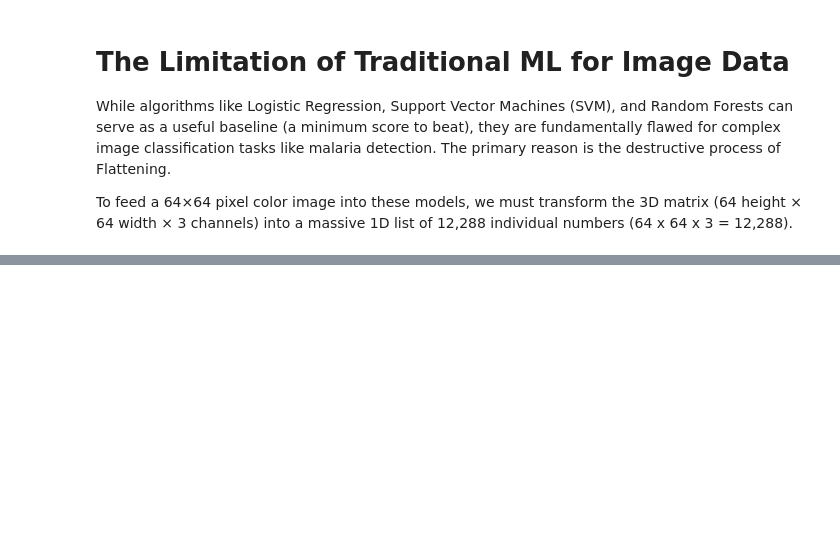
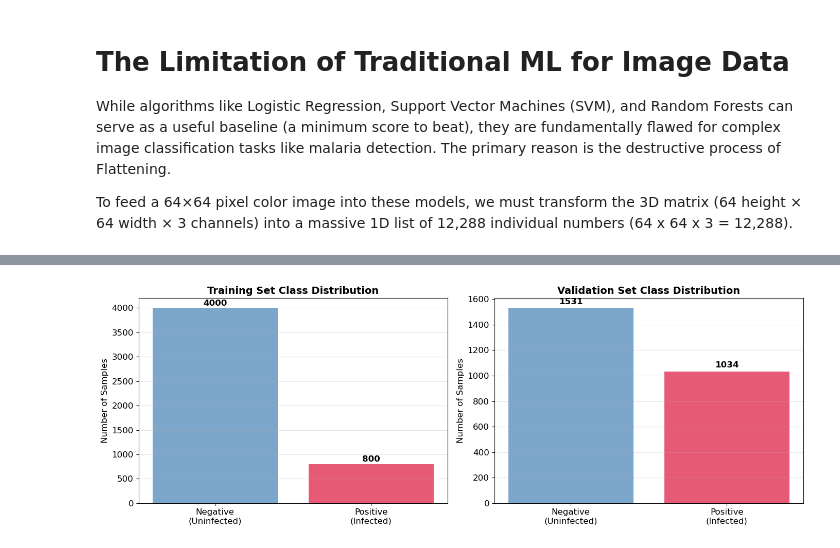
Before and after one commit to prajun7/ml-journey, a Jupyter notebook: MalariaDetection/MalariaDetection.ipynb, the cells around one changed output, grey strips where cells are left out. Cells and saved outputs as stored; diff of their text form; code cells hidden in the pictures; blank space fills up the shorter version.

```diff
--- a/MalariaDetection/MalariaDetection.ipynb
+++ b/MalariaDetection/MalariaDetection.ipynb
@@ -630,0 +843,82 @@ To feed a 64×64 pixel color image into these models, we must transform the 3D m
+# %%
+# Display data shapes
+print("DATA SHAPES")
+print("=" * 60)
+print(f"Training images (X_train): {X_train.shape}")
+print(f"  - Format: (n_samples, height, width, channels)")
+print(f"  - Samples: {X_train.shape[0]}")
+print(f"  - Image size: {X_train.shape[1]}x{X_train.shape[2]} pixels")
+print(f"  - Channels: {X_train.shape[3]} (RGB)")
+
+print(f"\nTraining labels (y_train): {y_train.shape}")
+print(f"  - Format: (n_samples,)")
+
+print(f"\nValidation images (X_val): {X_val.shape}")
+print(f"Validation labels (y_val): {y_val.shape}")
+
+# Calculate memory usage
+train_size_mb = X_train.nbytes / (1024 * 1024)
+val_size_mb = X_val.nbytes / (1024 * 1024)
+total_size_mb = train_size_mb + val_size_mb
+
+print(f"\nMEMORY USAGE")
+print("=" * 60)
+print(f"Training data: {train_size_mb:.2f} MB")
+print(f"Validation data: {val_size_mb:.2f} MB")
+print(f"Total: {total_size_mb:.2f} MB")
+
+# Display class distributions
+print(f"\nCLASS DISTRIBUTIONS")
+print("=" * 60)
+
+# Training set
+train_neg_count = np.sum(y_train == 0)
+train_pos_count = np.sum(y_train == 1)
+train_total = len(y_train)
+
+print("Training Set:")
+print(f"  Negative (Uninfected): {train_neg_count} ({100*train_neg_count/train_total:.1f}%)")
+print(f"  Positive (Infected): {train_pos_count} ({100*train_pos_count/train_total:.1f}%)")
+print(f"  Total: {train_total}")
+print(f"  Class ratio (Neg:Pos): {train_neg_count}:{train_pos_count} = {train_neg_count/train_pos_count:.2f}:1")
+
+# Validation set
+val_neg_count = np.sum(y_val == 0)
+val_pos_count = np.sum(y_val == 1)
+val_total = len(y_val)
+
+print("\nValidation Set:")
+print(f"  Negative (Uninfected): {val_neg_count} ({100*val_neg_count/val_total:.1f}%)")
+print(f"  Positive (Infected): {val_pos_count} ({100*val_pos_count/val_total:.1f}%)")
+print(f"  Total: {val_total}")
+print(f"  Class ratio (Neg:Pos): {val_neg_count}:{val_pos_count} = {val_neg_count/val_pos_count:.2f}:1")
+
+# Visualize class distributions
+fig, axes = plt.subplots(1, 2, figsize=(14, 5))
+
+# Training set distribution
+train_counts = [train_neg_count, train_pos_count]
+axes[0].bar(['Negative\n(Uninfected)', 'Positive\n(Infected)'], train_counts,
+            color=['steelblue', 'crimson'], alpha=0.7)
+axes[0].set_title('Training Set Class Distribution', fontsize=14, fontweight='bold')
+axes[0].set_ylabel('Number of Samples')
+axes[0].grid(axis='y', alpha=0.3)
+for i, count in enumerate(train_counts):
+    axes[0].text(i, count + 50, str(count), ha='center', fontweight='bold')
+
+# Validation set distribution
+val_counts = [val_neg_count, val_pos_count]
+axes[1].bar(['Negative\n(Uninfected)', 'Positive\n(Infected)'], val_counts,
+            color=['steelblue', 'crimson'], alpha=0.7)
+axes[1].set_title('Validation Set Class Distribution', fontsize=14, fontweight='bold')
+axes[1].set_ylabel('Number of Samples')
+axes[1].grid(axis='y', alpha=0.3)
+for i, count in enumerate(val_counts):
+    axes[1].text(i, count + 30, str(count), ha='center', fontweight='bold')
+
+plt.tight_layout()
+plt.show()
+
+print("\n✓ Data loading and verification complete!")
+print("  Ready for model training!")
+# %% [output]
@@ -630,0 +942 @@ To feed a 64×64 pixel color image into these models, we must transform the 3D m
+[figure, added]
```
Also changed, not shown: parts of 9 cells of this notebook.
